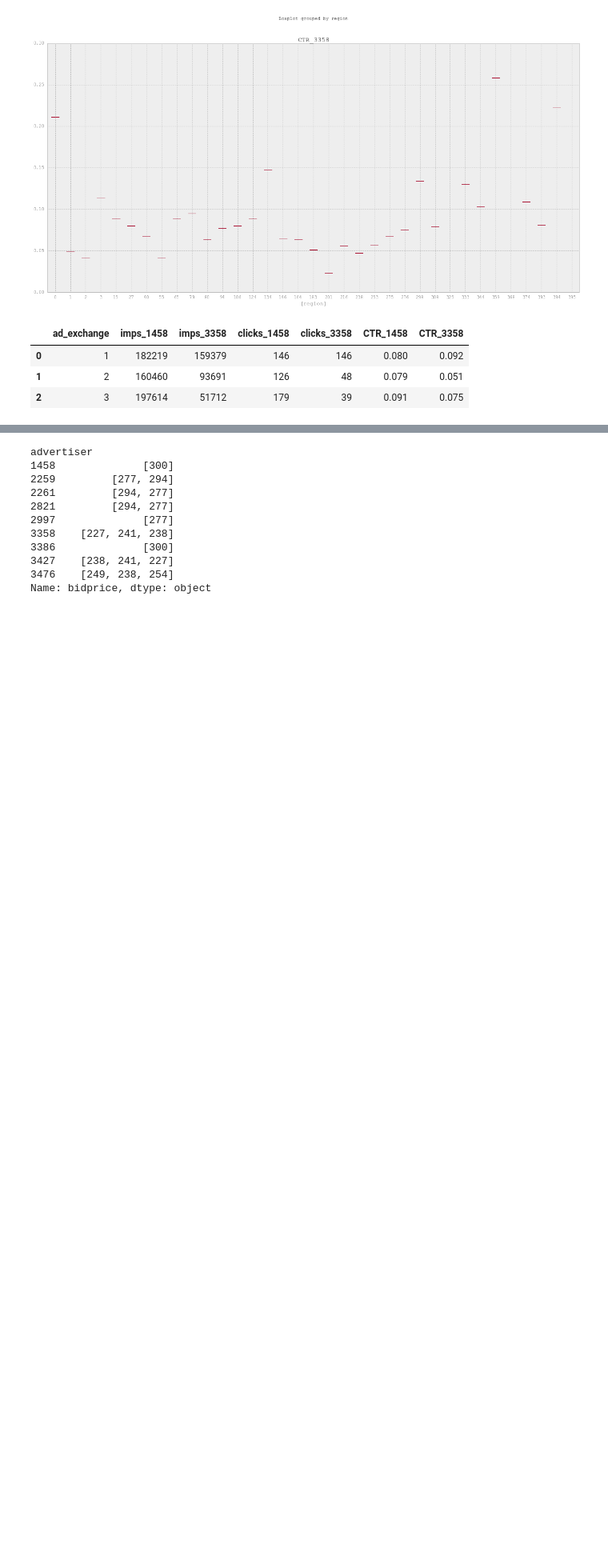
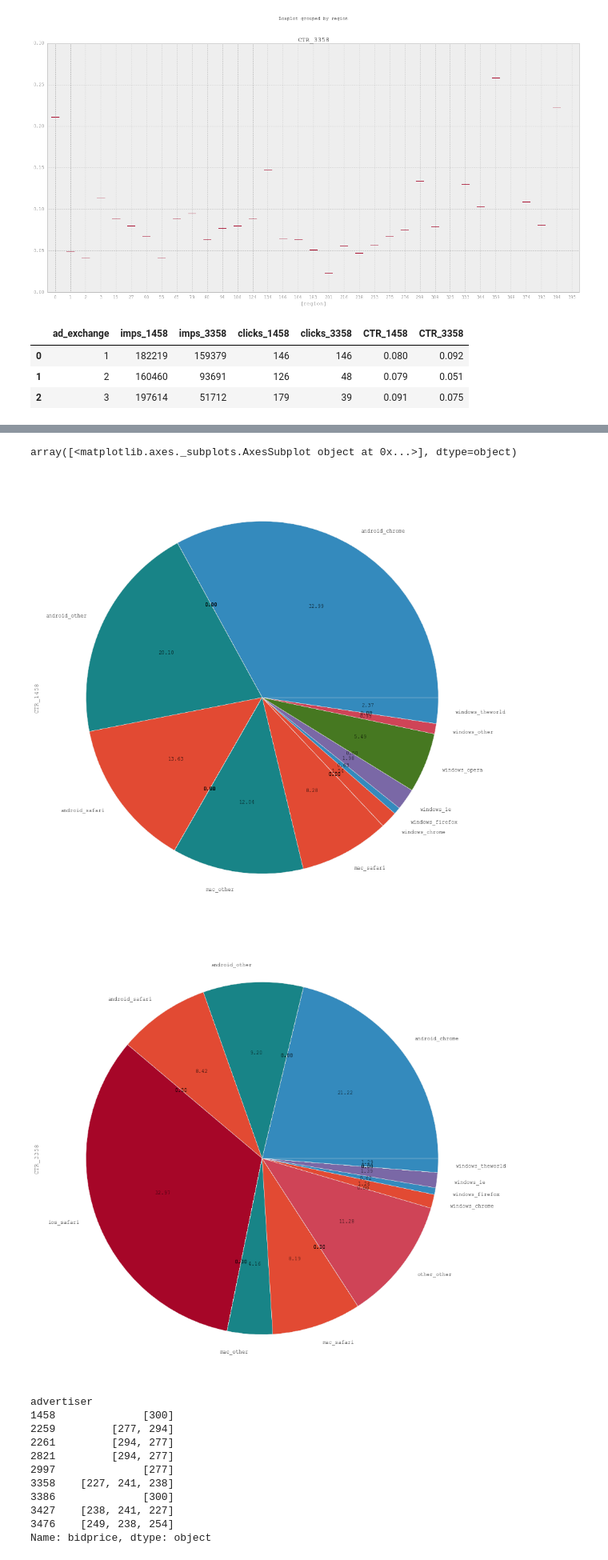
Before and after one commit to SaidAbdullahi/web_econ_coursework, a Jupyter notebook: Web Econ CW.ipynb, the cells around one changed output, grey strips where cells are left out. Shown: that part at 80% size. Saved outputs shown, nothing was run; the diff lists cells and outputs as text; code cells hidden in the pictures; blank space fills up the shorter version.

```diff
--- a/Web Econ CW.ipynb
+++ b/Web Econ CW.ipynb
@@ -326,3 +317,15 @@ Name: advertiser, dtype: int64
+# %%
+# Boxplot of CTR per user agent for advertiser 1458 & 3358
+a1=useragent_CTR[['useragent','CTR_1458']]
+a1 = a1.set_index('useragent')
+a1.plot(subplots=True, kind='pie',figsize=(15,15), autopct='%0.2f',legend=False)
+a2 = useragent_CTR[['useragent','CTR_3358']]
+a2 = a2.set_index('useragent')
+a2.plot(subplots=True, kind='pie',figsize=(15,15), autopct='%0.2f',legend=False)
+# %% [output]
+array([<matplotlib.axes._subplots.AxesSubplot object at 0x...>], dtype=object)
+[figure, added]
+[figure, added]
 # %%
 train_bids
 # %% [output]
```
Also changed, not shown: parts of 23 cells of this notebook.
